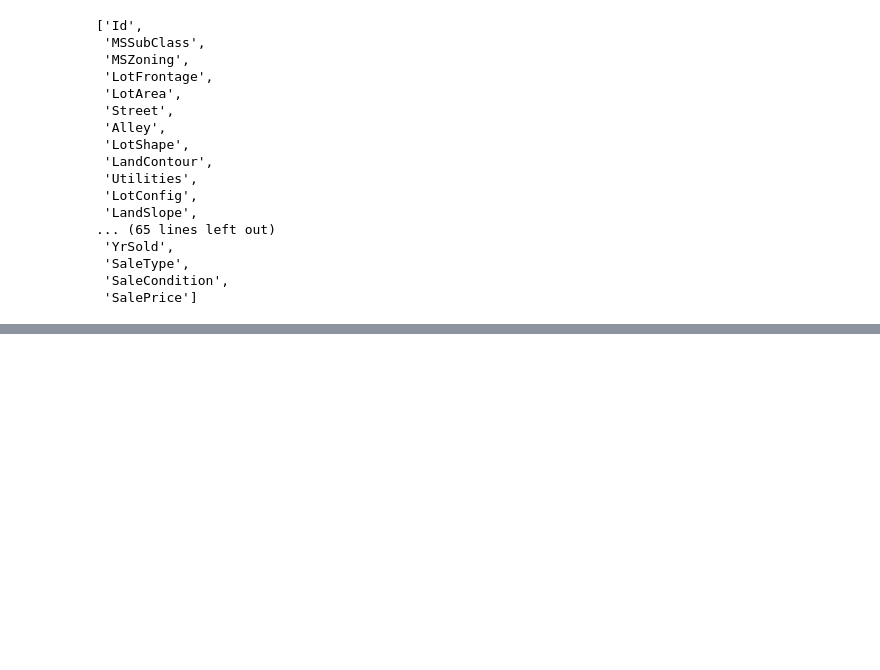
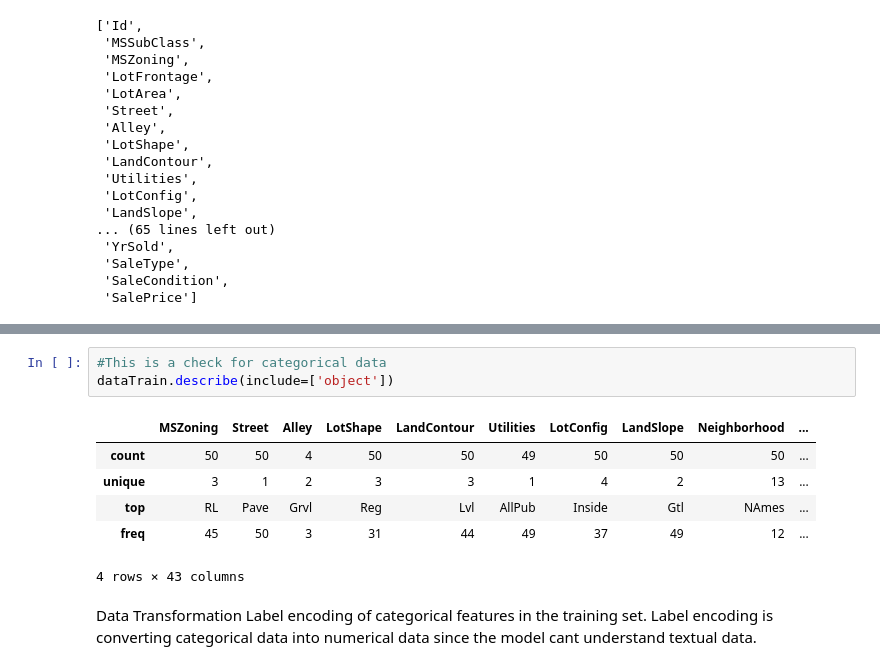
Before and after one commit to ZAINABALBALUSHI/Mining-and-Predictive-Analytics, a Jupyter notebook: ANALYSIS.ipynb, the cells around one changed output, grey strips where cells are left out. Cells and saved outputs as stored; diff of their text form; blank space fills up the shorter version.

```diff
--- a/ANALYSIS.ipynb
+++ b/ANALYSIS.ipynb
@@ -413,0 +450,13 @@ column_names
+# %%
+#This is a check for categorical data
+dataTrain.describe(include=['object'])
+# %% [output]
+|  | MSZoning | Street | Alley | LotShape | LandContour | Utilities | LotConfig | LandSlope | Neighborhood | ... |
+| count | 50 | 50 | 4 | 50 | 50 | 49 | 50 | 50 | 50 | ... |
+| unique | 3 | 1 | 2 | 3 | 3 | 1 | 4 | 2 | 13 | ... |
+| top | RL | Pave | Grvl | Reg | Lvl | AllPub | Inside | Gtl | NAmes | ... |
+| freq | 45 | 50 | 3 | 31 | 44 | 49 | 37 | 49 | 12 | ... |
+4 rows × 43 columns
+# %% [markdown]
+Data Transformation
+Label encoding of categorical features in the training set. Label encoding is converting categorical data into numerical data since the model cant understand textual data.
```
Also changed, not shown: parts of 8 cells of this notebook.
